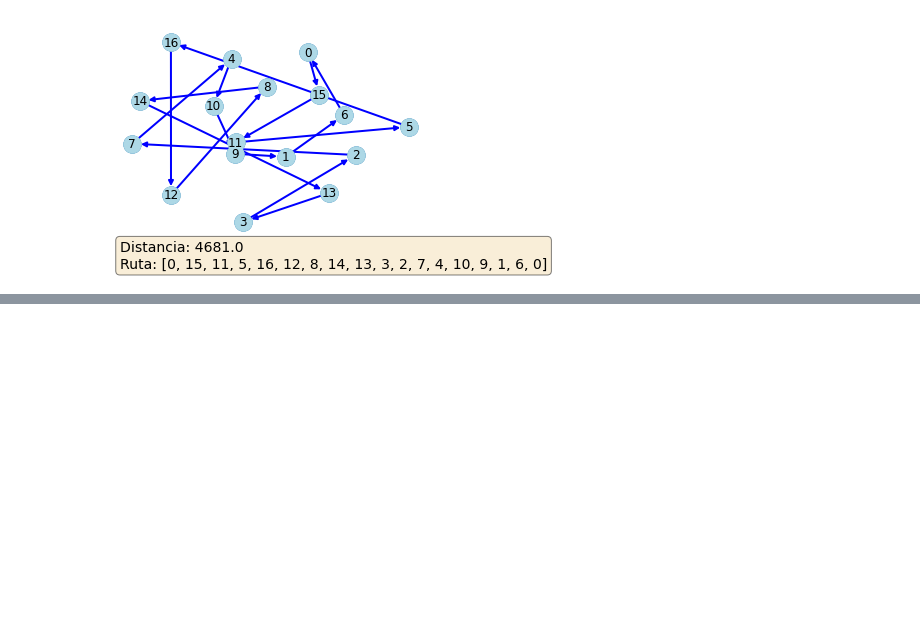
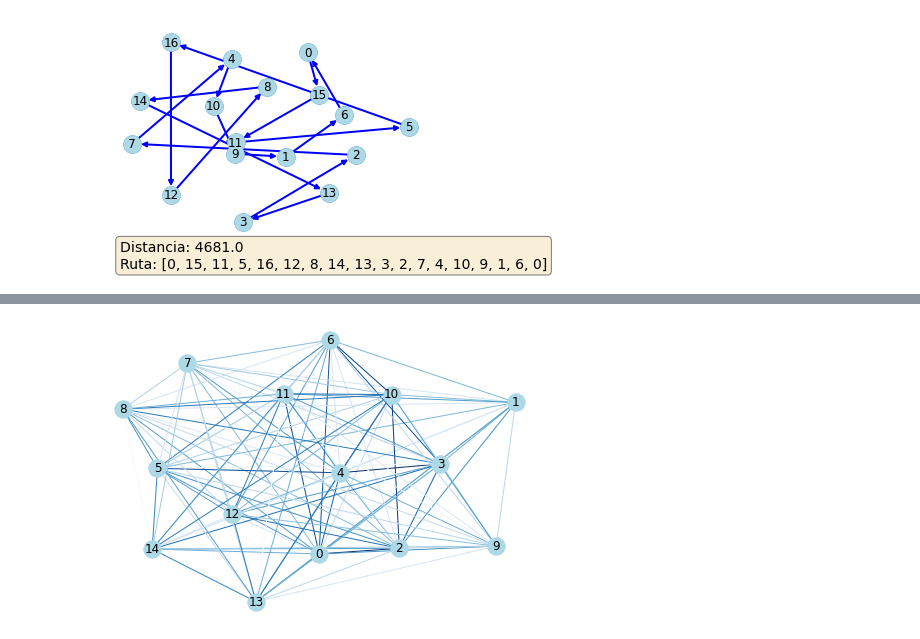
Before and after one commit to optimizacion-2-2021-1-gh-classroom/practica-1-segunda-parte-ltejadal, a Jupyter notebook: notebooks/implementacion_ejemplo.ipynb, the cells around one changed output, grey strips where cells are left out. Saved outputs shown, nothing was run; the diff lists cells and outputs as text; code cells hidden in the pictures; blank space fills up the shorter version.

```diff
--- a/notebooks/implementacion_ejemplo.ipynb
+++ b/notebooks/implementacion_ejemplo.ipynb
@@ -64,0 +120,13 @@ ruta, dist = ant_colony(G, dic_dists, init=0, ants=3, max_iter=500, verbose=20)
+# %%
+data_p01_txt = '../datasets/p01_d.txt'
+d_p01 = np.loadtxt(data_p01_txt)
+
+# diccionario de distancias
+lenghts = create_dic_dist(d_p01)
+# crear grafo
+G = nx.from_numpy_matrix(d_p01)
+
+# grafo
+plot_graph(G, m_plot='graph')
+# %% [output]
+[figure, added]
```
Also changed, not shown: parts of 10 cells of this notebook.
